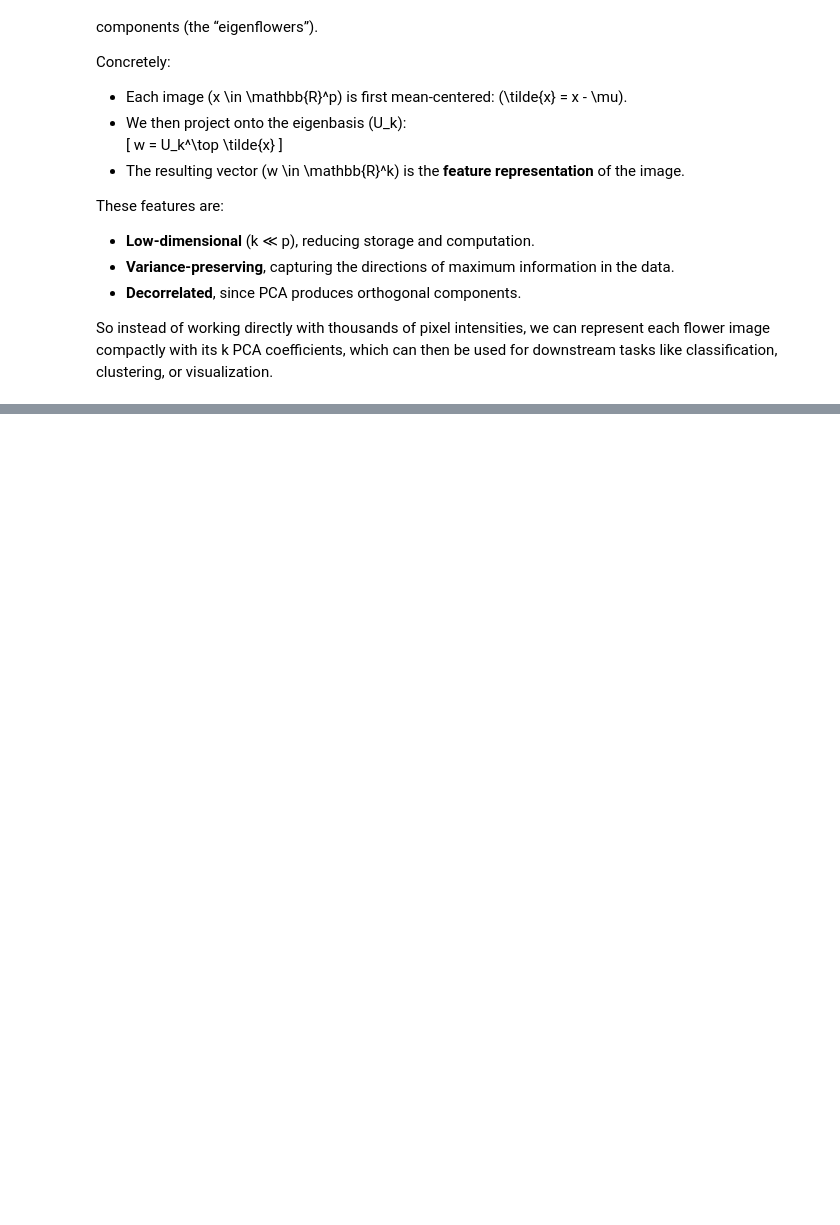
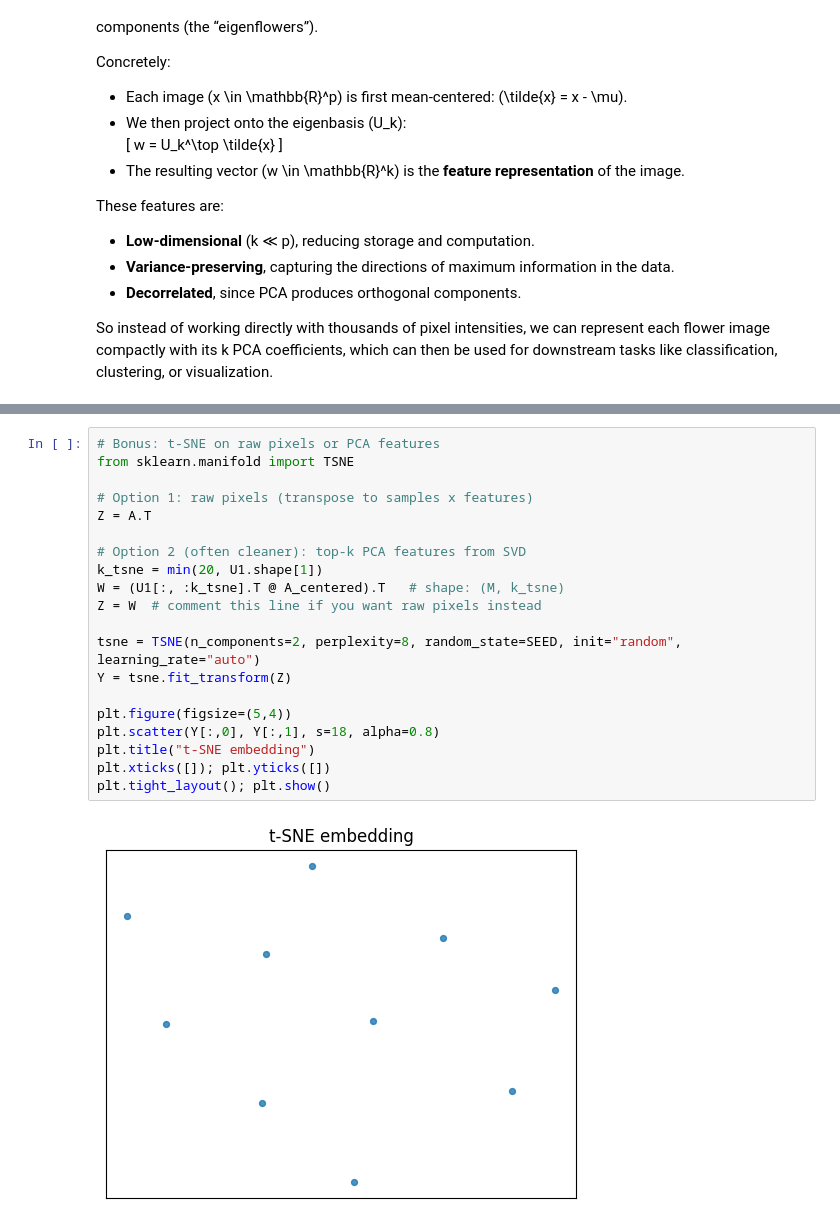
Before and after one commit to aryaa-deshpande/eigenflowers-pattern-recognition, a Jupyter notebook: Homework1-Eigenflowers/Homework1_eigenflowers.ipynb, the cells around one changed output, grey strips where cells are left out. Saved outputs shown, nothing was run; the diff lists cells and outputs as text; blank space fills up the shorter version.

Commit message:
add bonus points

```diff
--- a/Homework1-Eigenflowers/Homework1_eigenflowers.ipynb
+++ b/Homework1-Eigenflowers/Homework1_eigenflowers.ipynb
@@ -679,0 +712,22 @@ So instead of working directly with thousands of pixel intensities, we can repre
+# %%
+# Bonus: t-SNE on raw pixels or PCA features
+from sklearn.manifold import TSNE
+
+# Option 1: raw pixels (transpose to samples x features)
+Z = A.T
+
+# Option 2 (often cleaner): top-k PCA features from SVD
+k_tsne = min(20, U1.shape[1])
+W = (U1[:, :k_tsne].T @ A_centered).T   # shape: (M, k_tsne)
+Z = W  # comment this line if you want raw pixels instead
+
+tsne = TSNE(n_components=2, perplexity=8, random_state=SEED, init="random", learning_rate="auto")
+Y = tsne.fit_transform(Z)
+
+plt.figure(figsize=(5,4))
+plt.scatter(Y[:,0], Y[:,1], s=18, alpha=0.8)
+plt.title("t-SNE embedding")
+plt.xticks([]); plt.yticks([])
+plt.tight_layout(); plt.show()
+# %% [output]
+[figure, added]
```
Also changed, not shown: parts of 1 cell of this notebook.
